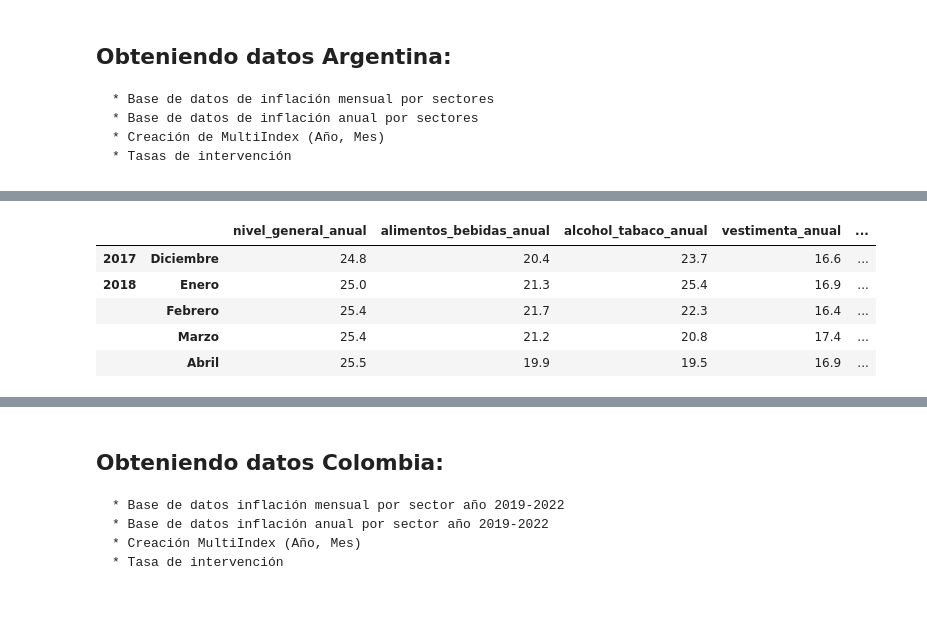
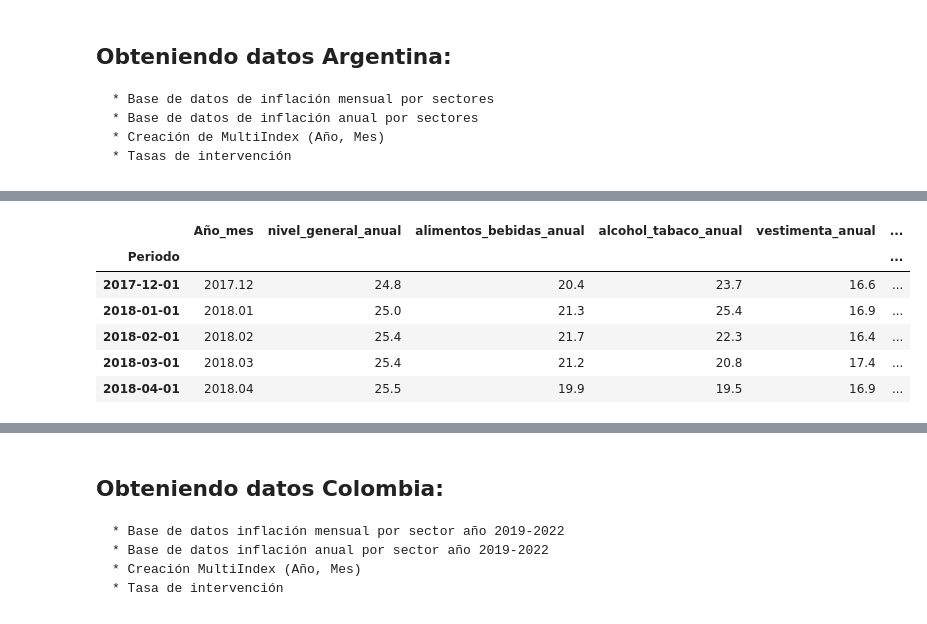
Before and after one commit to jmoralesn2/Tasas_interes_Colombia_Argentina, a Jupyter notebook: Project1.ipynb, the cells around one changed output, grey strips where cells are left out. Drawn from its saved outputs; the diff is of its cells as text; code cells hidden in the pictures.

```diff
--- a/Project1.ipynb
+++ b/Project1.ipynb
@@ -58,14 +55,14 @@ index = pd.MultiIndex.from_tuples(index)
 # %%
-inflacion_arg_anual.set_index(index, inplace=True)
-inflacion_arg_anual.drop(["Año", "Mes"], axis=1, inplace=True)
+inflacion_arg_anual.set_index("Periodo", inplace=True)
 inflacion_arg_anual.head()
 # %% [output]
-|  |  | nivel_general_anual | alimentos_bebidas_anual | alcohol_tabaco_anual | vestimenta_anual | ... |
-| 2017 | Diciembre | 24.8 | 20.4 | 23.7 | 16.6 | ... |
-| 2018 | Enero | 25.0 | 21.3 | 25.4 | 16.9 | ... |
-|  | Febrero | 25.4 | 21.7 | 22.3 | 16.4 | ... |
-|  | Marzo | 25.4 | 21.2 | 20.8 | 17.4 | ... |
-|  | Abril | 25.5 | 19.9 | 19.5 | 16.9 | ... |
+|  | Año_mes | nivel_general_anual | alimentos_bebidas_anual | alcohol_tabaco_anual | vestimenta_anual | ... |
+| Periodo |  |  |  |  |  | ... |
+| 2017-12-01 | 2017.12 | 24.8 | 20.4 | 23.7 | 16.6 | ... |
+| 2018-01-01 | 2018.01 | 25.0 | 21.3 | 25.4 | 16.9 | ... |
+| 2018-02-01 | 2018.02 | 25.4 | 21.7 | 22.3 | 16.4 | ... |
+| 2018-03-01 | 2018.03 | 25.4 | 21.2 | 20.8 | 17.4 | ... |
+| 2018-04-01 | 2018.04 | 25.5 | 19.9 | 19.5 | 16.9 | ... |
 # %%
 tasa_intervencion_arg = pd.read_excel("tasa de intervencion-Argentina.xls",sheet_name = "tasa de intervencion")
 tasa_intervencion_arg.head()
```
Also changed, not shown: parts of 26 cells of this notebook, 4 other files.
